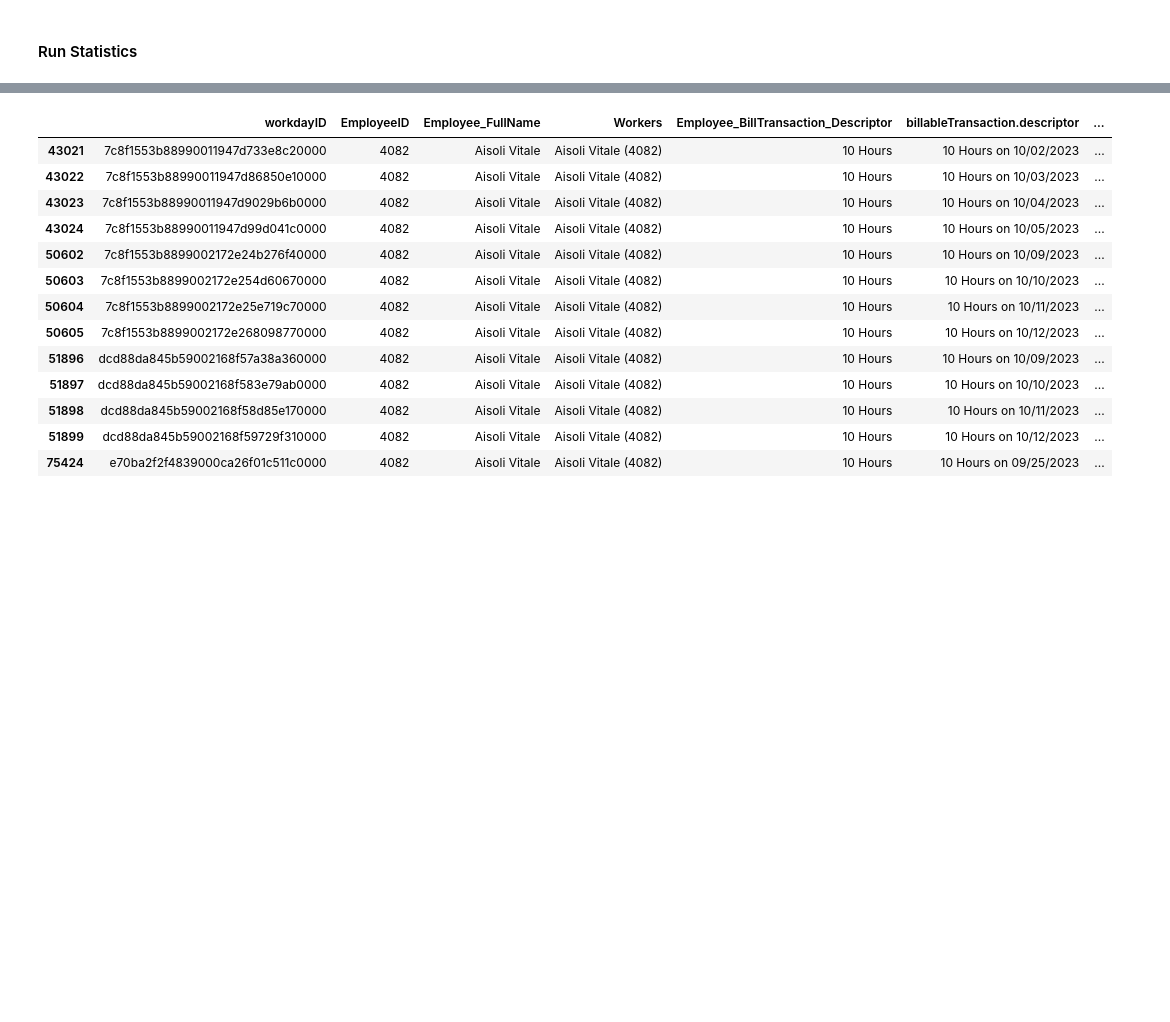
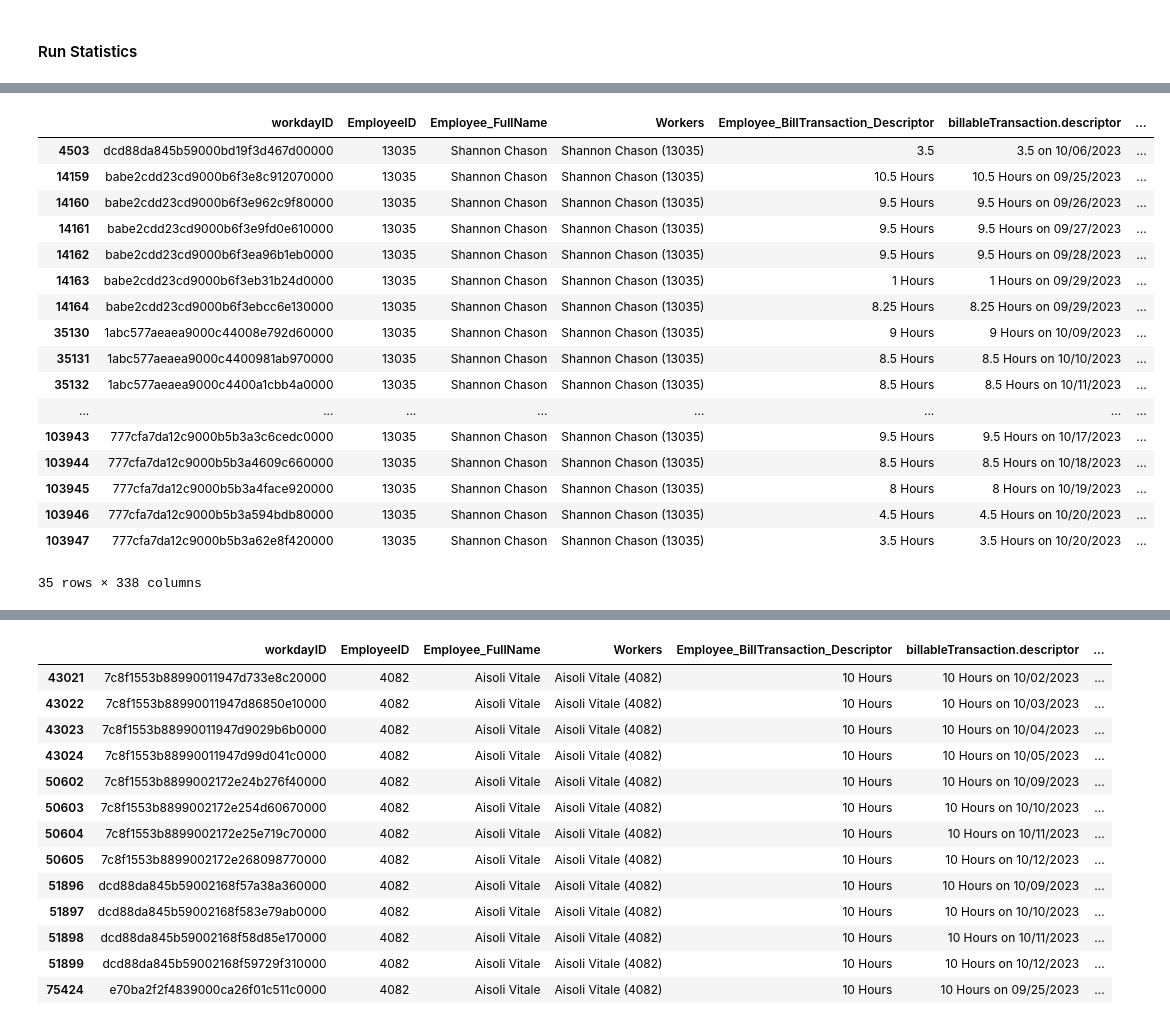
Before and after one commit to jbeachyMoss/LaborHours_Compare, a Jupyter notebook: DataValidation.ipynb, the cells around one changed output, grey strips where cells are left out. Cells and saved outputs as stored; diff of their text form; code cells hidden in the pictures; blank space fills up the shorter version.

```diff
--- a/DataValidation.ipynb
+++ b/DataValidation.ipynb
@@ -282 +280,22 @@ Ran on 10-18-2023 11:31:26 for Week Ending 2023-10-14
+# %%
+wd_pr_df_dev.loc[wd_pr_df_dev['Workers'].str.contains('13035')]
+# %% [output]
+|  | workdayID | EmployeeID | Employee_FullName | Workers | Employee_BillTransaction_Descriptor | billableTransaction.descriptor | ... |
+| 4503 | dcd88da845b59000bd19f3d467d00000 | 13035 | Shannon Chason | Shannon Chason (13035) | 3.5 | 3.5 on 10/06/2023 | ... |
+| 14159 | babe2cdd23cd9000b6f3e8c912070000 | 13035 | Shannon Chason | Shannon Chason (13035) | 10.5 Hours | 10.5 Hours on 09/25/2023 | ... |
+| 14160 | babe2cdd23cd9000b6f3e962c9f80000 | 13035 | Shannon Chason | Shannon Chason (13035) | 9.5 Hours | 9.5 Hours on 09/26/2023 | ... |
+| 14161 | babe2cdd23cd9000b6f3e9fd0e610000 | 13035 | Shannon Chason | Shannon Chason (13035) | 9.5 Hours | 9.5 Hours on 09/27/2023 | ... |
+| 14162 | babe2cdd23cd9000b6f3ea96b1eb0000 | 13035 | Shannon Chason | Shannon Chason (13035) | 9.5 Hours | 9.5 Hours on 09/28/2023 | ... |
+| 14163 | babe2cdd23cd9000b6f3eb31b24d0000 | 13035 | Shannon Chason | Shannon Chason (13035) | 1 Hours | 1 Hours on 09/29/2023 | ... |
+| 14164 | babe2cdd23cd9000b6f3ebcc6e130000 | 13035 | Shannon Chason | Shannon Chason (13035) | 8.25 Hours | 8.25 Hours on 09/29/2023 | ... |
+| 35130 | 1abc577aeaea9000c44008e792d60000 | 13035 | Shannon Chason | Shannon Chason (13035) | 9 Hours | 9 Hours on 10/09/2023 | ... |
+| 35131 | 1abc577aeaea9000c4400981ab970000 | 13035 | Shannon Chason | Shannon Chason (13035) | 8.5 Hours | 8.5 Hours on 10/10/2023 | ... |
+| 35132 | 1abc577aeaea9000c4400a1cbb4a0000 | 13035 | Shannon Chason | Shannon Chason (13035) | 8.5 Hours | 8.5 Hours on 10/11/2023 | ... |
+| ... | ... | ... | ... | ... | ... | ... | ... |
+| 103943 | 777cfa7da12c9000b5b3a3c6cedc0000 | 13035 | Shannon Chason | Shannon Chason (13035) | 9.5 Hours | 9.5 Hours on 10/17/2023 | ... |
+| 103944 | 777cfa7da12c9000b5b3a4609c660000 | 13035 | Shannon Chason | Shannon Chason (13035) | 8.5 Hours | 8.5 Hours on 10/18/2023 | ... |
+| 103945 | 777cfa7da12c9000b5b3a4face920000 | 13035 | Shannon Chason | Shannon Chason (13035) | 8 Hours | 8 Hours on 10/19/2023 | ... |
+| 103946 | 777cfa7da12c9000b5b3a594bdb80000 | 13035 | Shannon Chason | Shannon Chason (13035) | 4.5 Hours | 4.5 Hours on 10/20/2023 | ... |
+| 103947 | 777cfa7da12c9000b5b3a62e8f420000 | 13035 | Shannon Chason | Shannon Chason (13035) | 3.5 Hours | 3.5 Hours on 10/20/2023 | ... |
+35 rows × 338 columns
 # %%
```
Also changed, not shown: parts of 5 cells of this notebook.
